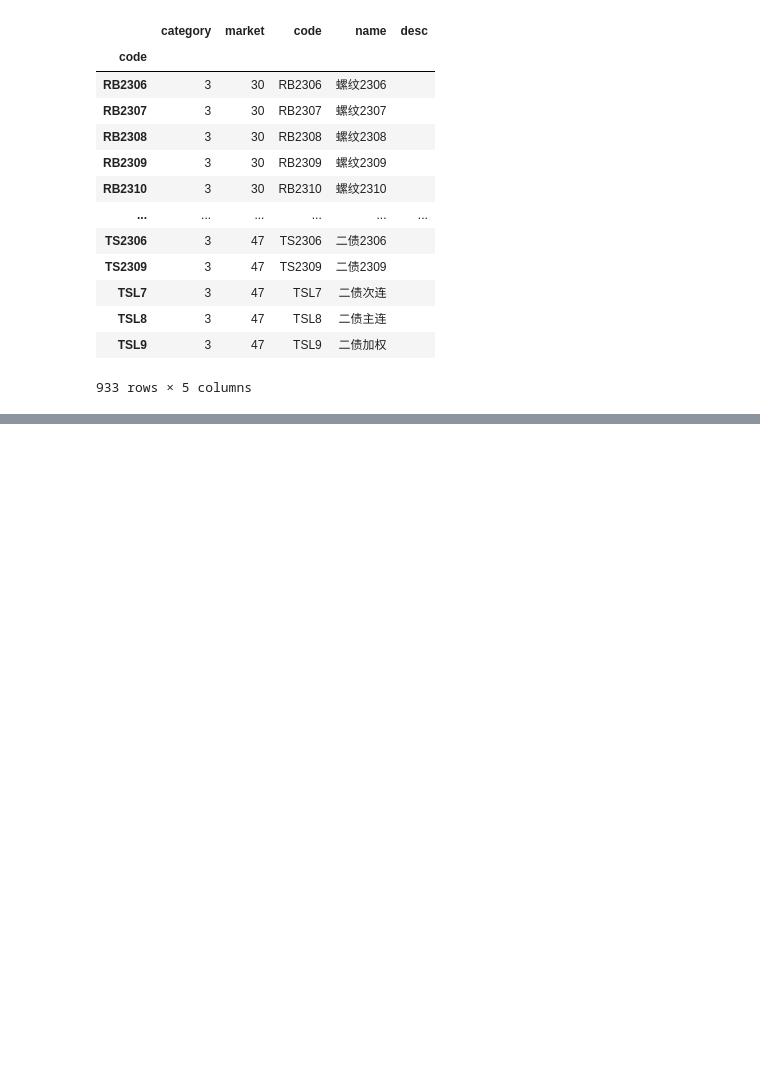
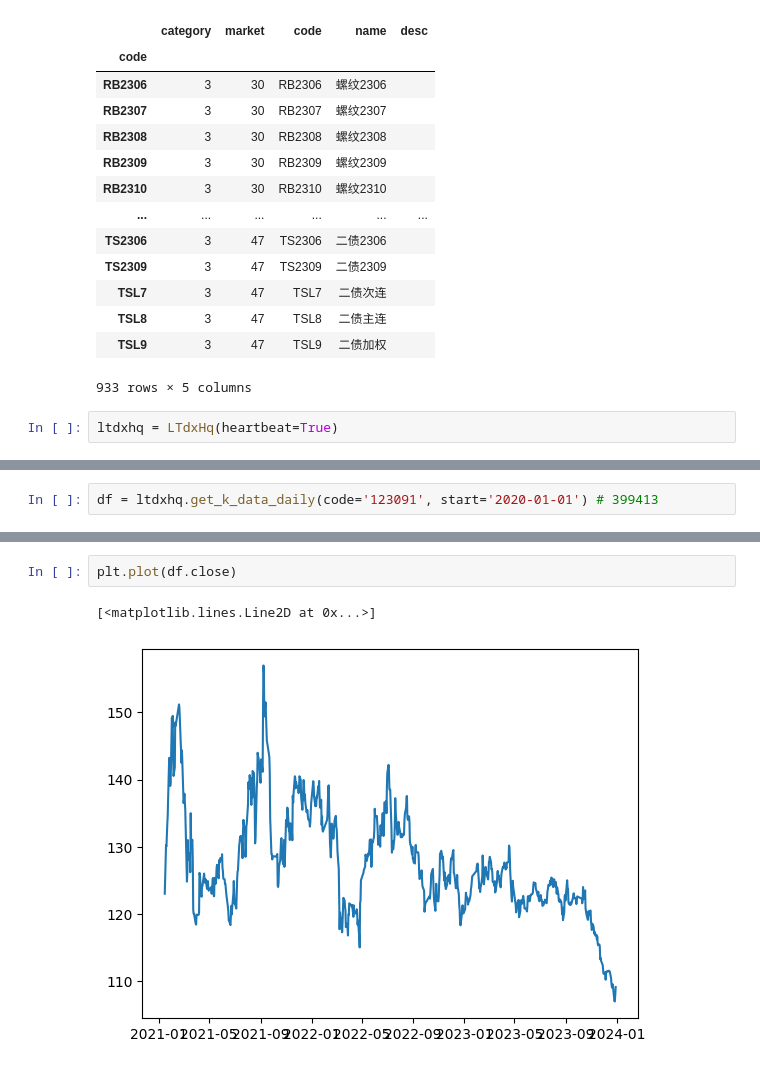
Before and after one commit to xtwxfxk/left5, a Jupyter notebook: fin/option/tdx_xxx-rb23xx.ipynb, the cells around one changed output, grey strips where cells are left out. Saved outputs shown, nothing was run; the diff lists cells and outputs as text; blank space fills up the shorter version.

```diff
--- a/fin/option/tdx_xxx-rb23xx.ipynb
+++ b/fin/option/tdx_xxx-rb23xx.ipynb
@@ -265,3 +315,5 @@ code_df.query('market==42 or market==28 or market==29 or market==30 or market==4
 | TSL8 | 3 | 47 | TSL8 | 二债主连 |  |
 | TSL9 | 3 | 47 | TSL9 | 二债加权 |  |
 933 rows × 5 columns
+# %%
+ltdxhq = LTdxHq(heartbeat=True)
@@ -267,0 +389,2 @@ code_df.query('market==42 or market==28 or market==29 or market==30 or market==4
+# %%
+df = ltdxhq.get_k_data_daily(code='123091', start='2020-01-01') # 399413
@@ -267,0 +408,5 @@ code_df.query('market==42 or market==28 or market==29 or market==30 or market==4
+# %%
+plt.plot(df.close)
+# %% [output]
+[<matplotlib.lines.Line2D at 0x...>]
+[figure, added]
```
Also changed, not shown: parts of 19 cells of this notebook, 54 other files.
